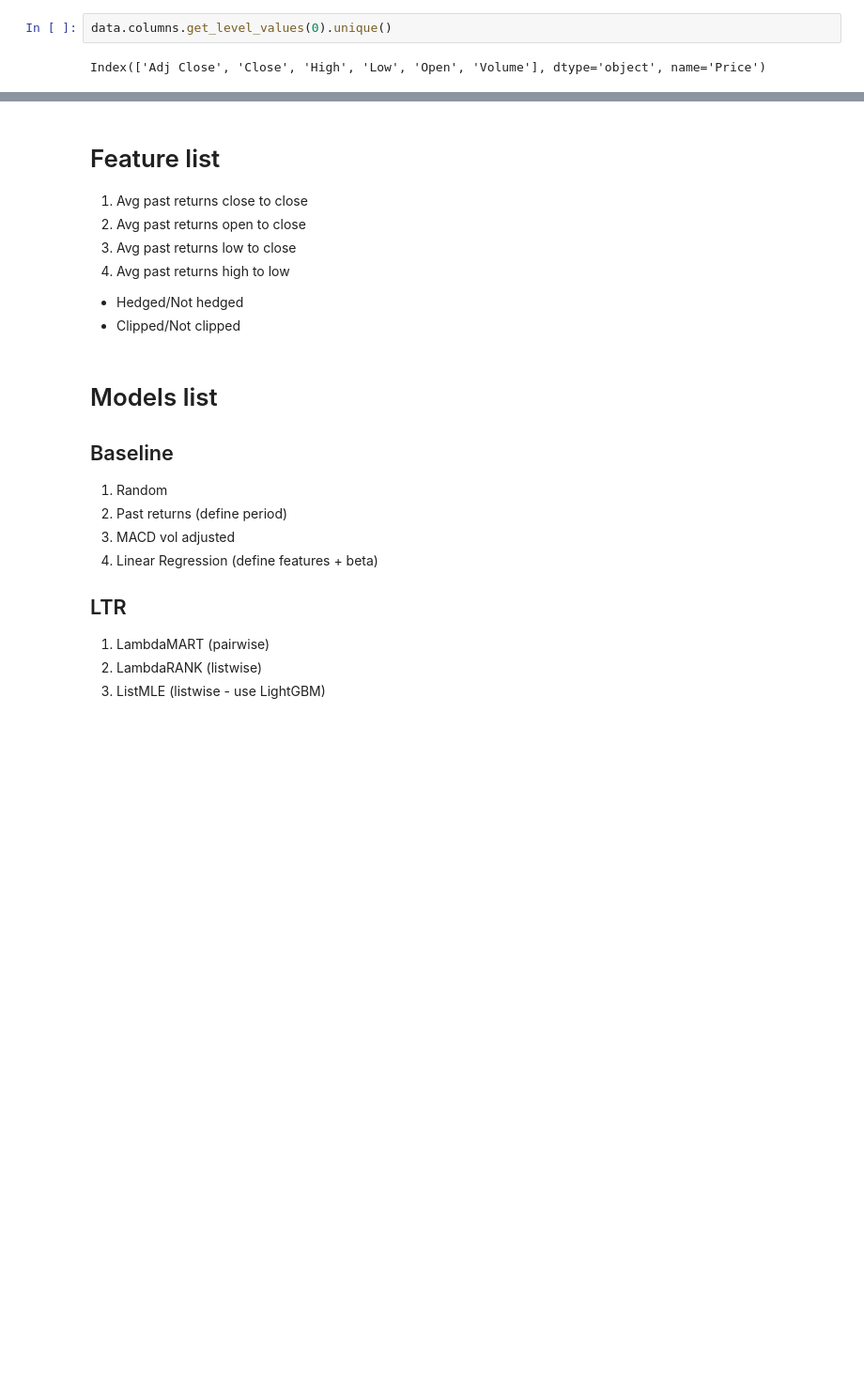
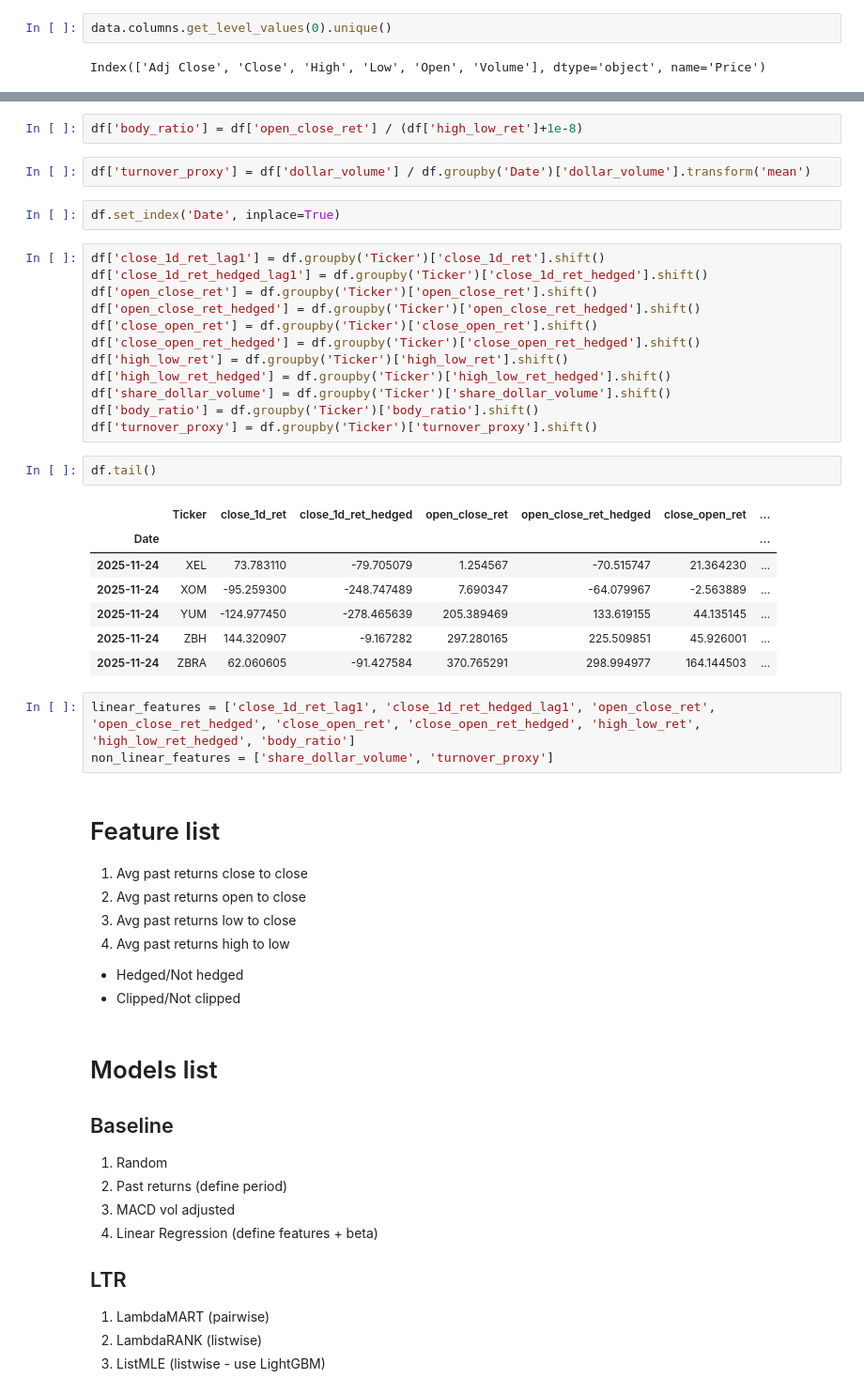
Before and after one commit to Mathieuja/Advanced-ML-Project, a Jupyter notebook: notebook.ipynb, the cells around one changed output, grey strips where cells are left out. Shown: that part at 94% size. Cells and saved outputs as stored; diff of their text form; blank space fills up the shorter version.

```diff
--- a/notebook.ipynb
+++ b/notebook.ipynb
@@ -87,3 +163,34 @@ df = df.merge(data['Volume'][selected_stocks[:-1]].div(data['Volume'][selected_s
+# %%
+df['body_ratio'] = df['open_close_ret'] / (df['high_low_ret']+1e-8)
+# %%
+df['turnover_proxy'] = df['dollar_volume'] / df.groupby('Date')['dollar_volume'].transform('mean')
+# %%
+df.set_index('Date', inplace=True)
+# %%
+df['close_1d_ret_lag1'] = df.groupby('Ticker')['close_1d_ret'].shift()
+df['close_1d_ret_hedged_lag1'] = df.groupby('Ticker')['close_1d_ret_hedged'].shift()
+df['open_close_ret'] = df.groupby('Ticker')['open_close_ret'].shift()
+df['open_close_ret_hedged'] = df.groupby('Ticker')['open_close_ret_hedged'].shift()
+df['close_open_ret'] = df.groupby('Ticker')['close_open_ret'].shift()
+df['close_open_ret_hedged'] = df.groupby('Ticker')['close_open_ret_hedged'].shift()
+df['high_low_ret'] = df.groupby('Ticker')['high_low_ret'].shift()
+df['high_low_ret_hedged'] = df.groupby('Ticker')['high_low_ret_hedged'].shift()
+df['share_dollar_volume'] = df.groupby('Ticker')['share_dollar_volume'].shift()
+df['body_ratio'] = df.groupby('Ticker')['body_ratio'].shift()
+df['turnover_proxy'] = df.groupby('Ticker')['turnover_proxy'].shift()
+# %%
+df.tail()
+# %% [output]
+|  | Ticker | close_1d_ret | close_1d_ret_hedged | open_close_ret | open_close_ret_hedged | close_open_ret | ... |
+| Date |  |  |  |  |  |  | ... |
+| 2025-11-24 | XEL | 73.783110 | -79.705079 | 1.254567 | -70.515747 | 21.364230 | ... |
+| 2025-11-24 | XOM | -95.259300 | -248.747489 | 7.690347 | -64.079967 | -2.563889 | ... |
+| 2025-11-24 | YUM | -124.977450 | -278.465639 | 205.389469 | 133.619155 | 44.135145 | ... |
+| 2025-11-24 | ZBH | 144.320907 | -9.167282 | 297.280165 | 225.509851 | 45.926001 | ... |
+| 2025-11-24 | ZBRA | 62.060605 | -91.427584 | 370.765291 | 298.994977 | 164.144503 | ... |
+# %%
+linear_features = ['close_1d_ret_lag1', 'close_1d_ret_hedged_lag1', 'open_close_ret', 'open_close_ret_hedged', 'close_open_ret', 'close_open_ret_hedged', 'high_low_ret', 'high_low_ret_hedged', 'body_ratio']
+non_linear_features = ['share_dollar_volume', 'turnover_proxy']
 # %% [markdown]
 # Feature list
 1. Avg past returns close to close
```
Also changed, not shown: parts of 29 cells of this notebook, 1 other file.
